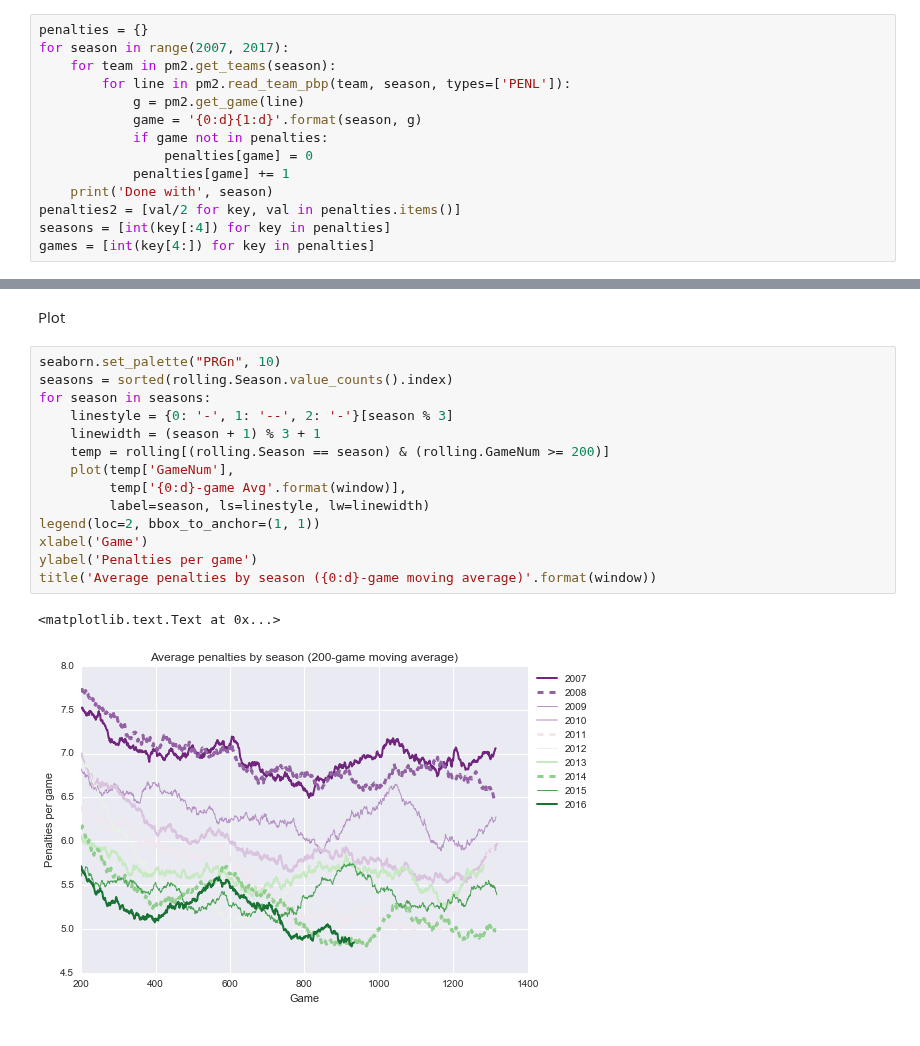
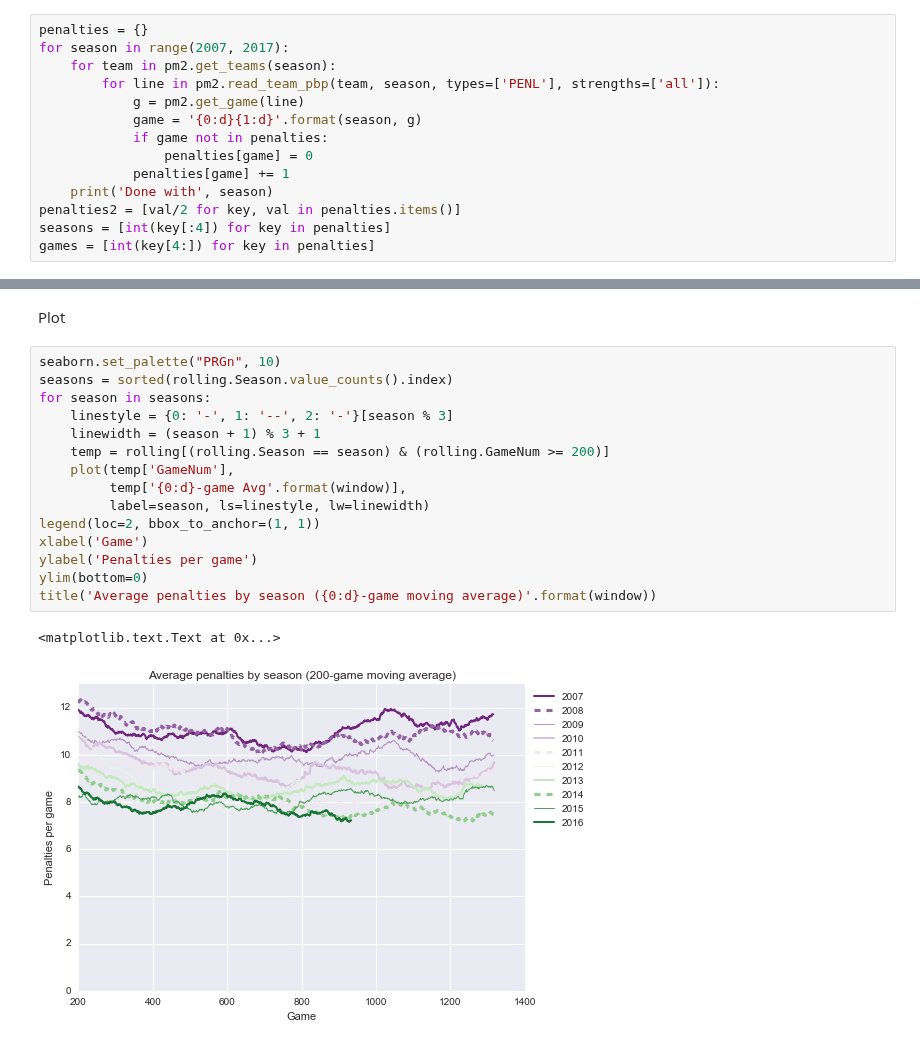
Before and after one commit to muneebalam/Hockey, a Jupyter notebook: NHL/Demos/Graphs/League-wide rolling penalty graph.ipynb, the cells around one changed output, grey strips where cells are left out. Cells and saved outputs as stored; diff of their text form.

```diff
--- a/NHL/Demos/Graphs/League-wide rolling penalty graph.ipynb
+++ b/NHL/Demos/Graphs/League-wide rolling penalty graph.ipynb
@@ -13,7 +13,7 @@ Generate data
 penalties = {}
 for season in range(2007, 2017):
     for team in pm2.get_teams(season):
-        for line in pm2.read_team_pbp(team, season, types=['PENL']):
+        for line in pm2.read_team_pbp(team, season, types=['PENL'], strengths=['all']):
             g = pm2.get_game(line)
             game = '{0:d}{1:d}'.format(season, g)
             if game not in penalties:
@@ -55,17 +55,18 @@ Plot
 # %%
 seaborn.set_palette("PRGn", 10)
 seasons = sorted(rolling.Season.value_counts().index)
 for season in seasons:
     linestyle = {0: '-', 1: '--', 2: '-'}[season % 3]
     linewidth = (season + 1) % 3 + 1
     temp = rolling[(rolling.Season == season) & (rolling.GameNum >= 200)]
     plot(temp['GameNum'],
          temp['{0:d}-game Avg'.format(window)],
          label=season, ls=linestyle, lw=linewidth)
 legend(loc=2, bbox_to_anchor=(1, 1))
 xlabel('Game')
 ylabel('Penalties per game')
+ylim(bottom=0)
 title('Average penalties by season ({0:d}-game moving average)'.format(window))
 # %% [output]
 <matplotlib.text.Text at 0x...>
-[figure, old version]
+[figure, new version]
```
Also changed, not shown: parts of 1 cell of this notebook.
